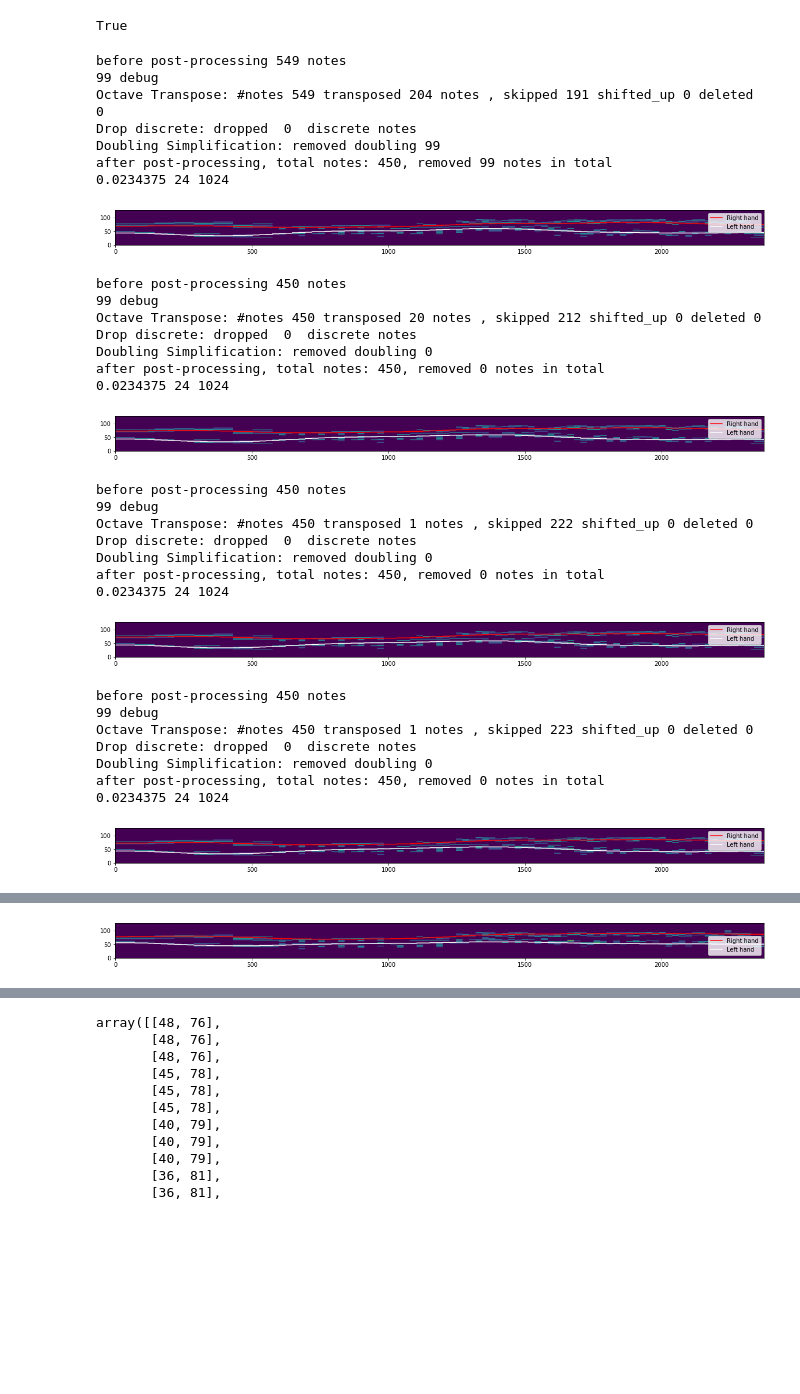
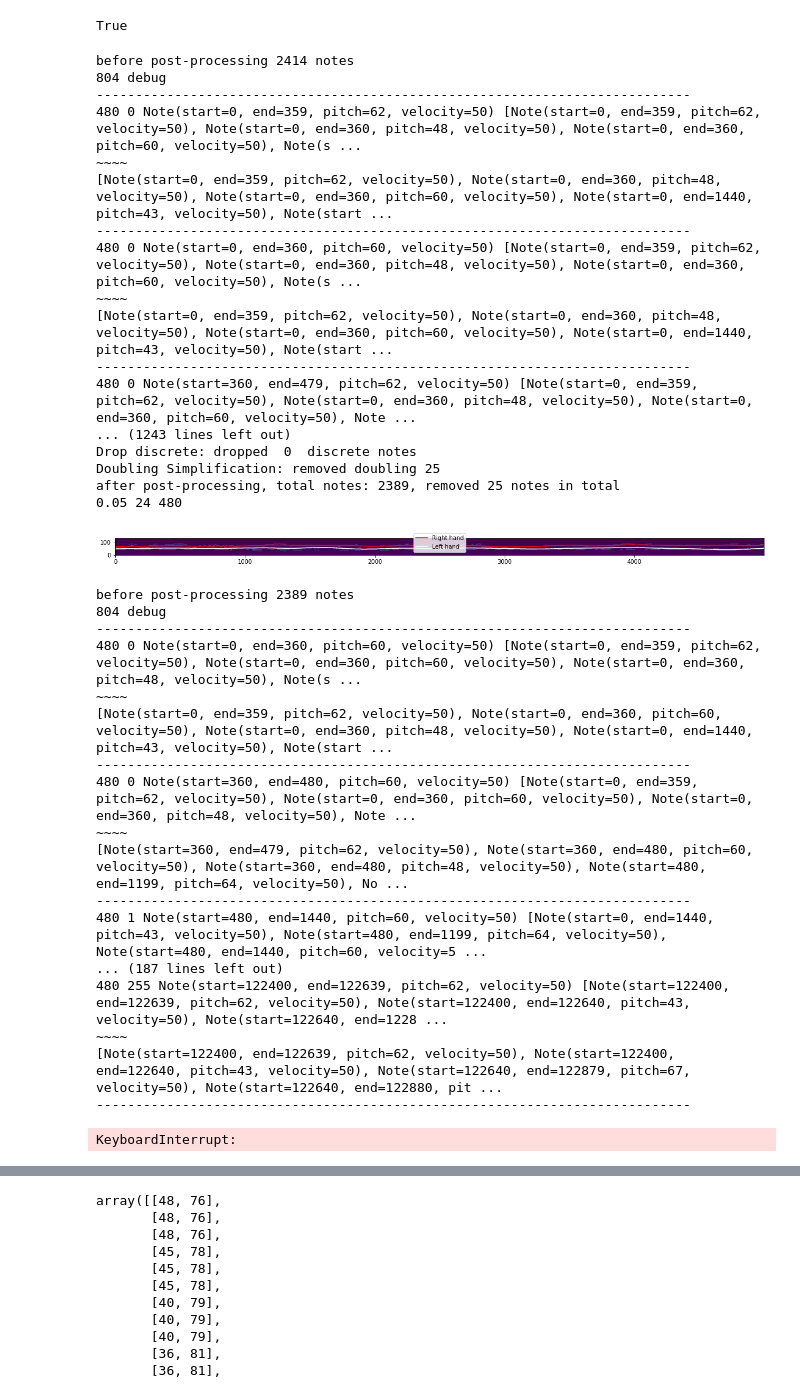
Before and after one commit to ChanTszKit/MIDI-BERT-2, a Jupyter notebook: postprocessing.ipynb, the cells around one changed output, grey strips where cells are left out. Drawn from its saved outputs; the diff is of its cells as text; code cells hidden in the pictures; blank space fills up the shorter version.

Commit message:
debug :remove sparse

```diff
--- a/postprocessing.ipynb
+++ b/postprocessing.ipynb
@@ -24,6 +24,8 @@ def read_midi(path,tpb=0):
 
     notes = []
     for instrument in mido_obj.instruments:
+        if instrument.is_drum:
+            continue
         for note in instrument.notes:
             #rescale tpb to 480
             note.start = int(note.start/tick_per_beat*DEFAULT_RESOLUTION)
@@ -81,7 +83,7 @@ def write_midi(notes,centers_per_beat,path='out.mid',tick_per_beat=480,note_rh=N
 def get_notes_of_beat(notes,beat,tick_per_beat):
     start_tick=beat*tick_per_beat+1
     end_tick=(beat+1)*tick_per_beat-1
-    return list(filter(lambda n: n.start<=start_tick<=n.end or n.start<=end_tick<=n.end, notes))
+    return list(filter(lambda n: n.start<=start_tick<=n.end or n.start<=end_tick<=n.end or start_tick<=n.start<=n.end<=end_tick, notes))
 
 #mode: normal, centroid, minmax
 def get_centers_per_beat(notes, tick_per_beat,kernel_size=5,mode='normal'):
@@ -608,7 +614,7 @@ def visualize(notes,tick_per_beat,centers_per_beat=None,range_per_beat=None,leng
 # main
 
 def main(path,outpath):
-    merge_threshold=0.0001# #minimum separation between notes in same pitch (%of bpt)
+    merge_threshold=0.00005# #minimum separation between notes in same pitch (%of bpt)
     discrete_note_threshold=0.05 #minimum length of a note(%of bpt)
 
     notes,tick_per_beat = read_midi(path)
@@ -616,7 +622,7 @@ def main(path,outpath):
     print(f'before post-processing {org_notes} notes')
     notes = trim_long_notes(notes, tick_per_beat)
     #notes,centers_per_beat,range_per_beat = octave_transpose(notes, tick_per_beat,mode='centroid')
-    notes,centers_per_beat,range_per_beat = octave_transpose(notes, tick_per_beat,1,10,mode='centroid')
+    notes,centers_per_beat,range_per_beat = octave_transpose(notes, tick_per_beat,1,10,mode='normal')
     #notes = merge_discrete_note(notes,tick_per_beat,merge_threshold)
     notes = drop_discrete_note(notes,tick_per_beat,discrete_note_threshold)
     notes = doubling_simplification(notes,centers_per_beat, tick_per_beat)
@@ -658,37 +664,41 @@ def main(path,outpath):
     write_midi(notes_lh,centers_per_beat, outpath, tick_per_beat,notes_rh)
 # write_midi(notes,"post_processed.mid", tick_per_beat)
 # %%
-main("piano.mid","post_processed.mid")
+main("algo.mid","post_processed.mid")
 # %% [output]
-before post-processing 549 notes
-99 debug
-Octave Transpose: #notes 549 transposed 204 notes , skipped 191 shifted_up 0 deleted 0
+before post-processing 2414 notes
+804 debug
+----------------------------------------------------------------------------
+480 0 Note(start=0, end=359, pitch=62, velocity=50) [Note(start=0, end=359, pitch=62, velocity=50), Note(start=0, end=360, pitch=48, velocity=50), Note(start=0, end=360, pitch=60, velocity=50), Note(s ...
+~~~~
+[Note(start=0, end=359, pitch=62, velocity=50), Note(start=0, end=360, pitch=48, velocity=50), Note(start=0, end=360, pitch=60, velocity=50), Note(start=0, end=1440, pitch=43, velocity=50), Note(start ...
+----------------------------------------------------------------------------
+480 0 Note(start=0, end=360, pitch=60, velocity=50) [Note(start=0, end=359, pitch=62, velocity=50), Note(start=0, end=360, pitch=48, velocity=50), Note(start=0, end=360, pitch=60, velocity=50), Note(s ...
+~~~~
+[Note(start=0, end=359, pitch=62, velocity=50), Note(start=0, end=360, pitch=48, velocity=50), Note(start=0, end=360, pitch=60, velocity=50), Note(start=0, end=1440, pitch=43, velocity=50), Note(start ...
+----------------------------------------------------------------------------
+480 0 Note(start=360, end=479, pitch=62, velocity=50) [Note(start=0, end=359, pitch=62, velocity=50), Note(start=0, end=360, pitch=48, velocity=50), Note(start=0, end=360, pitch=60, velocity=50), Note ...
+... (1243 lines left out)
 Drop discrete: dropped  0  discrete notes
-Doubling Simplification: removed doubling 99
-after post-processing, total notes: 450, removed 99 notes in total
-0.0234375 24 1024
+Doubling Simplification: removed doubling 25
+after post-processing, total notes: 2389, removed 25 notes in total
+0.05 24 480
-[figure, old version]
+[figure, new version]
-before post-processing 450 notes
-99 debug
-Octave Transpose: #notes 450 transposed 20 notes , skipped 212 shifted_up 0 deleted 0
-Drop discrete: dropped  0  discrete notes
-Doubling Simplification: removed doubling 0
-after post-processing, total notes: 450, removed 0 notes in total
-0.0234375 24 1024
+before post-processing 2389 notes
+804 debug
+----------------------------------------------------------------------------
+480 0 Note(start=0, end=360, pitch=60, velocity=50) [Note(start=0, end=359, pitch=62, velocity=50), Note(start=0, end=360, pitch=60, velocity=50), Note(start=0, end=360, pitch=48, velocity=50), Note(s ...
+~~~~
+[Note(start=0, end=359, pitch=62, velocity=50), Note(start=0, end=360, pitch=60, velocity=50), Note(start=0, end=360, pitch=48, velocity=50), Note(start=0, end=1440, pitch=43, velocity=50), Note(start ...
+----------------------------------------------------------------------------
+480 0 Note(start=360, end=480, pitch=60, velocity=50) [Note(start=0, end=359, pitch=62, velocity=50), Note(start=0, end=360, pitch=60, velocity=50), Note(start=0, end=360, pitch=48, velocity=50), Note ...
+~~~~
+[Note(start=360, end=479, pitch=62, velocity=50), Note(start=360, end=480, pitch=60, velocity=50), Note(start=360, end=480, pitch=48, velocity=50), Note(start=480, end=1199, pitch=64, velocity=50), No ...
+----------------------------------------------------------------------------
+480 1 Note(start=480, end=1440, pitch=60, velocity=50) [Note(start=0, end=1440, pitch=43, velocity=50), Note(start=480, end=1199, pitch=64, velocity=50), Note(start=480, end=1440, pitch=60, velocity=5 ...
+... (187 lines left out)
+480 255 Note(start=122400, end=122639, pitch=62, velocity=50) [Note(start=122400, end=122639, pitch=62, velocity=50), Note(start=122400, end=122640, pitch=43, velocity=50), Note(start=122640, end=1228 ...
+~~~~
+[Note(start=122400, end=122639, pitch=62, velocity=50), Note(start=122400, end=122640, pitch=43, velocity=50), Note(start=122640, end=122879, pitch=67, velocity=50), Note(start=122640, end=122880, pit ...
+----------------------------------------------------------------------------
-[figure, removed]
-before post-processing 450 notes
-99 debug
-Octave Transpose: #notes 450 transposed 1 notes , skipped 222 shifted_up 0 deleted 0
-Drop discrete: dropped  0  discrete notes
-Doubling Simplification: removed doubling 0
-after post-processing, total notes: 450, removed 0 notes in total
-0.0234375 24 1024
+KeyboardInterrupt:
-[figure, removed]
-before post-processing 450 notes
-99 debug
-Octave Transpose: #notes 450 transposed 1 notes , skipped 223 shifted_up 0 deleted 0
-Drop discrete: dropped  0  discrete notes
-Doubling Simplification: removed doubling 0
-after post-processing, total notes: 450, removed 0 notes in total
-0.0234375 24 1024
-[figure, removed]
@@ -703 +704,0 @@ after post-processing, total notes: 447, removed 3 notes in total
-[figure, removed]
```
Also changed, not shown: parts of 4 cells of this notebook.
